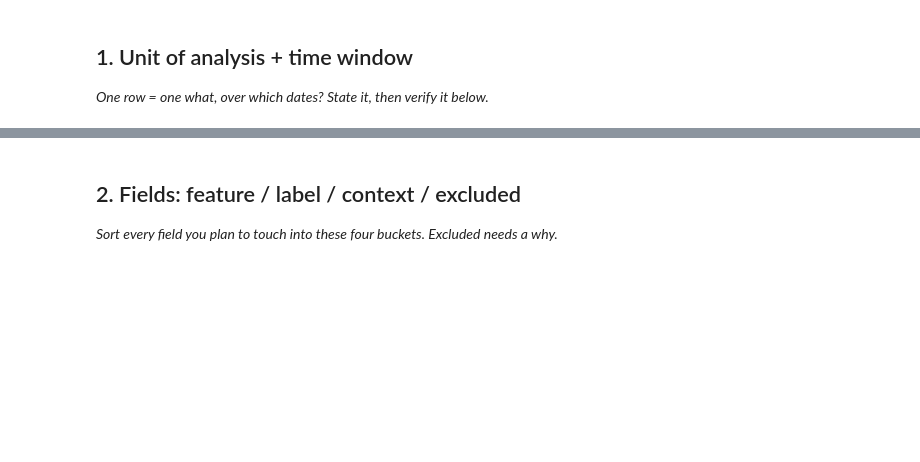
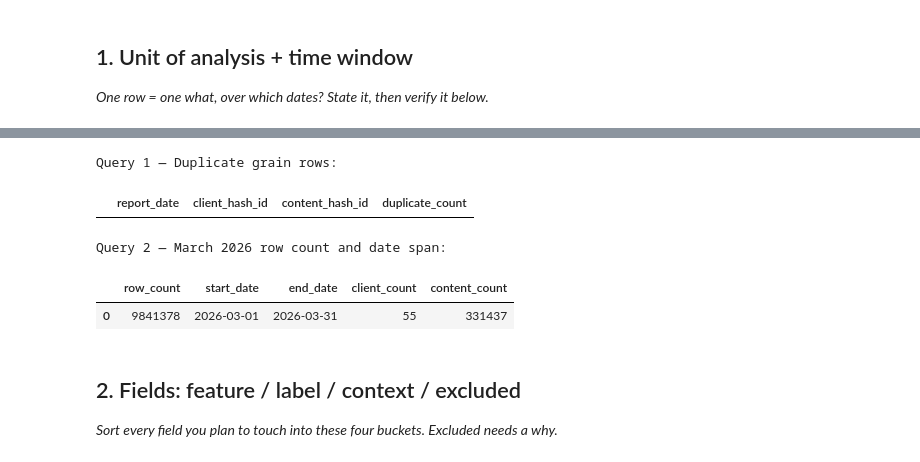
Before and after one commit to SyedaMalaika75/flyrank-ml-internship, a Jupyter notebook: work/notebooks/w03_data_contract.ipynb, the cells around one changed output, grey strips where cells are left out. Drawn from its saved outputs; the diff is of its cells as text; code cells hidden in the pictures; blank space fills up the shorter version.

```diff
--- a/work/notebooks/w03_data_contract.ipynb
+++ b/work/notebooks/w03_data_contract.ipynb
@@ -16,3 +21,79 @@ This skeleton is yours to fill. Work the sections **in order** — each one has
+# %%
+%pip -q install -U duckdb
+
+from google.colab import userdata
+import duckdb
+
+# HF_TOKEN ko Colab Secrets se securely read karega
+hf_token = userdata.get("HF_TOKEN")
+
+if not hf_token:
+    raise ValueError(
+        "HF_TOKEN secret nahi mila. Colab Secrets mein HF_TOKEN add karke access ON karein."
+    )
+
+# DuckDB connection
+con = duckdb.connect()
+
+con.execute("INSTALL httpfs")
+con.execute("LOAD httpfs")
+
+# Token notebook output mein show nahi hoga
+safe_token = hf_token.replace("'", "''")
+
+con.execute(f"""
+CREATE OR REPLACE SECRET hf_token (
+    TYPE huggingface,
+    TOKEN '{safe_token}'
+)
+""")
+
+# Sirf March 2026 partition read hoga
+REL = """
+read_parquet(
+    'hf://datasets/FlyRank/internship-warehouse/fact_content_daily_performance/month=2026-03/*.parquet',
+    hive_partitioning = true
+)
+"""
+
+# Query 1: grain verify karein
+grain_check = con.sql(f"""
+SELECT
+    report_date,
+    client_hash_id,
+    content_hash_id,
+    COUNT(*) AS duplicate_count
+FROM {REL}
+GROUP BY
+    report_date,
+    client_hash_id,
+    content_hash_id
+HAVING COUNT(*) > 1
+LIMIT 5
+""").df()
+
+# Query 2: row count aur date window verify karein
+window_check = con.sql(f"""
+SELECT
+    COUNT(*) AS row_count,
+    MIN(report_date) AS start_date,
+    MAX(report_date) AS end_date,
+    COUNT(DISTINCT client_hash_id) AS client_count,
+    COUNT(DISTINCT content_hash_id) AS content_count
+FROM {REL}
+""").df()
+
+print("Query 1 — Duplicate grain rows:")
+display(grain_check)
+
+print("Query 2 — March 2026 row count and date span:")
+display(window_check)
+# %% [output]
+Query 1 — Duplicate grain rows:
+|  | report_date | client_hash_id | content_hash_id | duplicate_count |
+Query 2 — March 2026 row count and date span:
+|  | row_count | start_date | end_date | client_count | content_count |
+| 0 | 9841378 | 2026-03-01 | 2026-03-31 | 55 | 331437 |
 # %% [markdown]
 ## 2. Fields: feature / label / context / excluded
 
```
Also changed, not shown: parts of 15 cells of this notebook.
